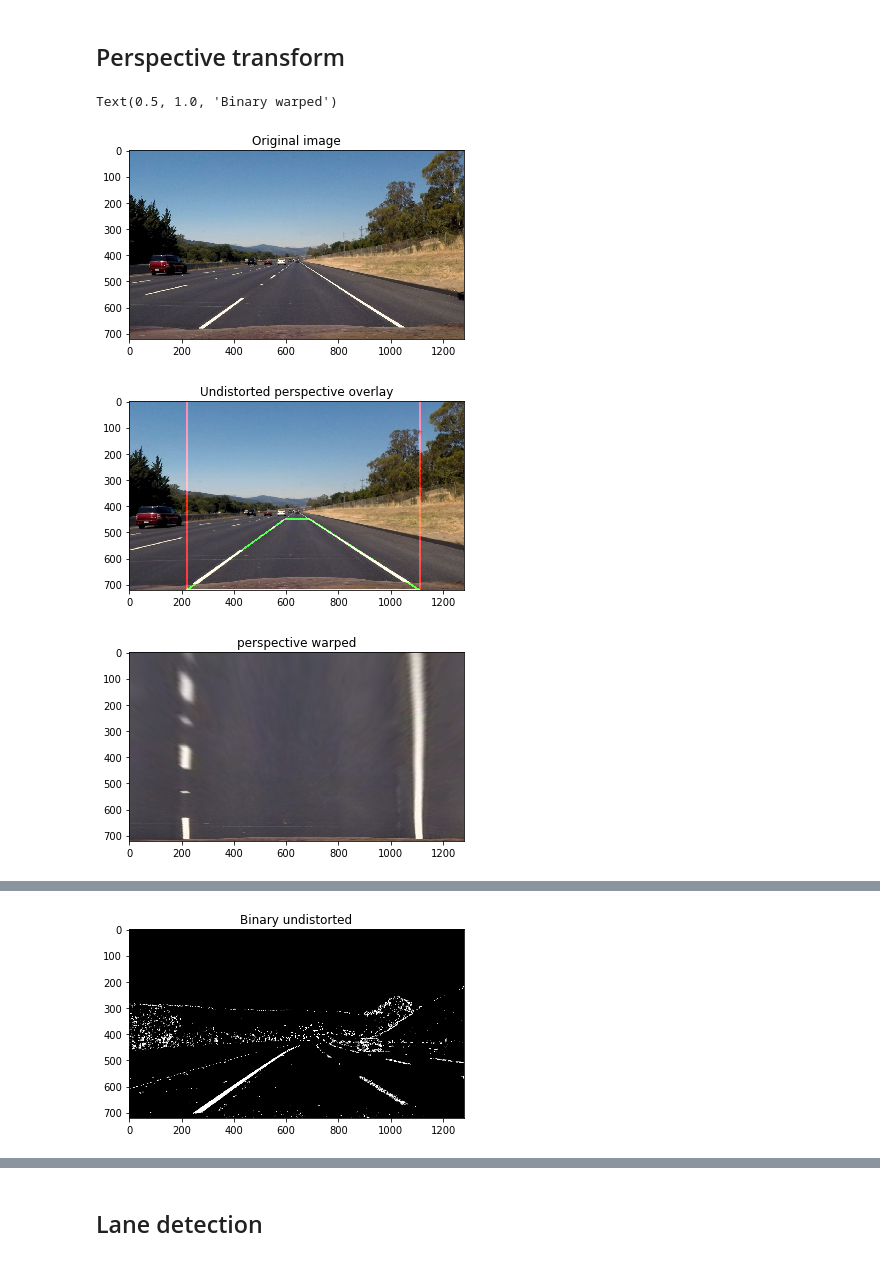
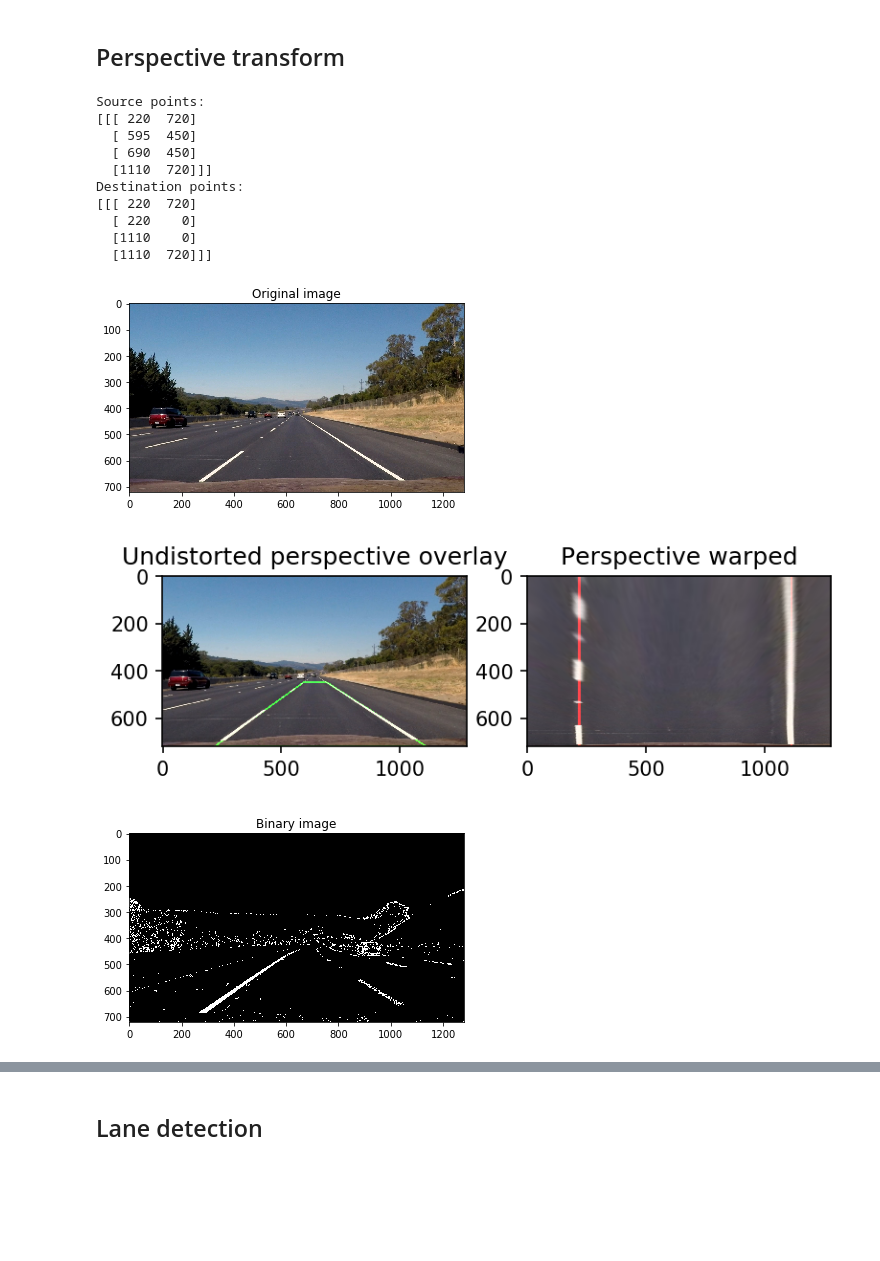
Before and after one commit to ashwinmr/CarND-Advanced-Lane-Lines, a Jupyter notebook: Main.ipynb, the cells around one changed output, grey strips where cells are left out. Drawn from its saved outputs; the diff is of its cells as text; code cells hidden in the pictures; blank space fills up the shorter version.

```diff
--- a/Main.ipynb
+++ b/Main.ipynb
@@ -176,50 +194,68 @@ dst = np.array([[(src[0][0][0],height),(src[0][0][0],0),(src[0][3][0],0),(src[0]
 
 # Create overlay of destination points
 overlay_dst = np.zeros_like(image_undist)
-cv2.polylines(overlay_dst,dst,True,(255,0,0),5)
+cv2.polylines(overlay_dst,dst,True,(255,0,0),10)
 
 # Display the source and destination overlays on image
 alpha = 0.8
 beta = 1
 gamma = 0
 image_overlayed = cv2.addWeighted(overlay_src,alpha,image_undist,beta,gamma)
-image_overlayed = cv2.addWeighted(overlay_dst,alpha,image_overlayed,beta,gamma)
 
 # Get perspective transform
 M = cv2.getPerspectiveTransform(np.float32(src),np.float32(dst))
 Minv = cv2.getPerspectiveTransform(np.float32(dst),np.float32(src))
 
 # Get warped image
 warped = cv2.warpPerspective(image_undist,M,image.shape[1::-1], flags=cv2.INTER_LINEAR)
+warped_overlayed = cv2.addWeighted(overlay_dst,alpha,warped,beta,gamma)
 
 # Display originial, undistorted and warped images
 plt.figure()
 plt.imshow(image)
 plt.title('Original image')
-plt.figure()
+plt.figure(dpi = 150)
+plt.subplot(1,2,1)
 plt.imshow(image_overlayed)
 plt.title('Undistorted perspective overlay')
-plt.figure()
-plt.imshow(warped)
-plt.title('perspective warped')
+plt.subplot(1,2,2)
+plt.imshow(warped_overlayed)
+plt.title('Perspective warped')
+
+plt.savefig('output_images/warped_straight_lines.png',bbox_inches = 'tight')
 
 # Perform correction for binary image
 
 # Undistort the image
 image = image_bin_thresh
 image_undist = cv2.undistort(image, mtx, dist, None,mtx)
 image_bin_warped = cv2.warpPerspective(image_undist,M,image.shape[1::-1], flags=cv2.INTER_LINEAR)
 plt.figure()
 plt.imshow(image,cmap = 'gray')
 plt.title('Binary image')
-plt.figure()
+plt.figure(dpi = 150)
+plt.subplot(1,2,1)
 plt.imshow(image_undist,cmap = 'gray')
 plt.title('Binary undistorted')
-plt.figure()
+plt.subplot(1,2,2)
 plt.imshow(image_bin_warped, cmap = 'gray')
 plt.title('Binary warped')
+
+print('Source points:')
+print(src)
+print('Destination points:')
+print(dst)
 # %% [output]
-Text(0.5, 1.0, 'Binary warped')
+Source points:
+[[[ 220  720]
+  [ 595  450]
+  [ 690  450]
+  [1110  720]]]
+Destination points:
+[[[ 220  720]
+  [ 220    0]
+  [1110    0]
+  [1110  720]]]
 [figure]
-[figure, old version]
+[figure, new version]
-[figure, old version]
+[figure, new version]
@@ -227 +262,0 @@ Text(0.5, 1.0, 'Binary warped')
-[figure, removed]
```
Also changed, not shown: parts of 8 cells of this notebook, 9 other files.
